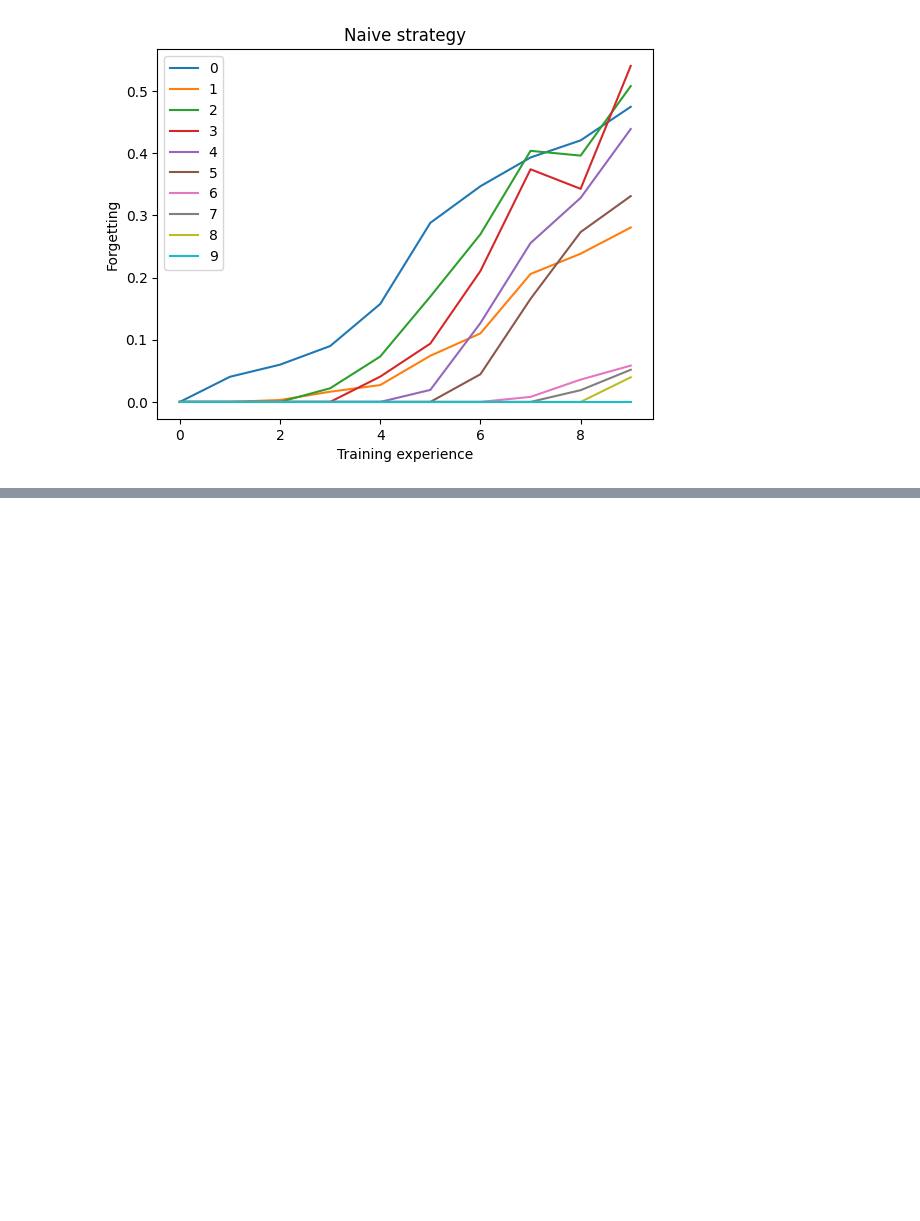
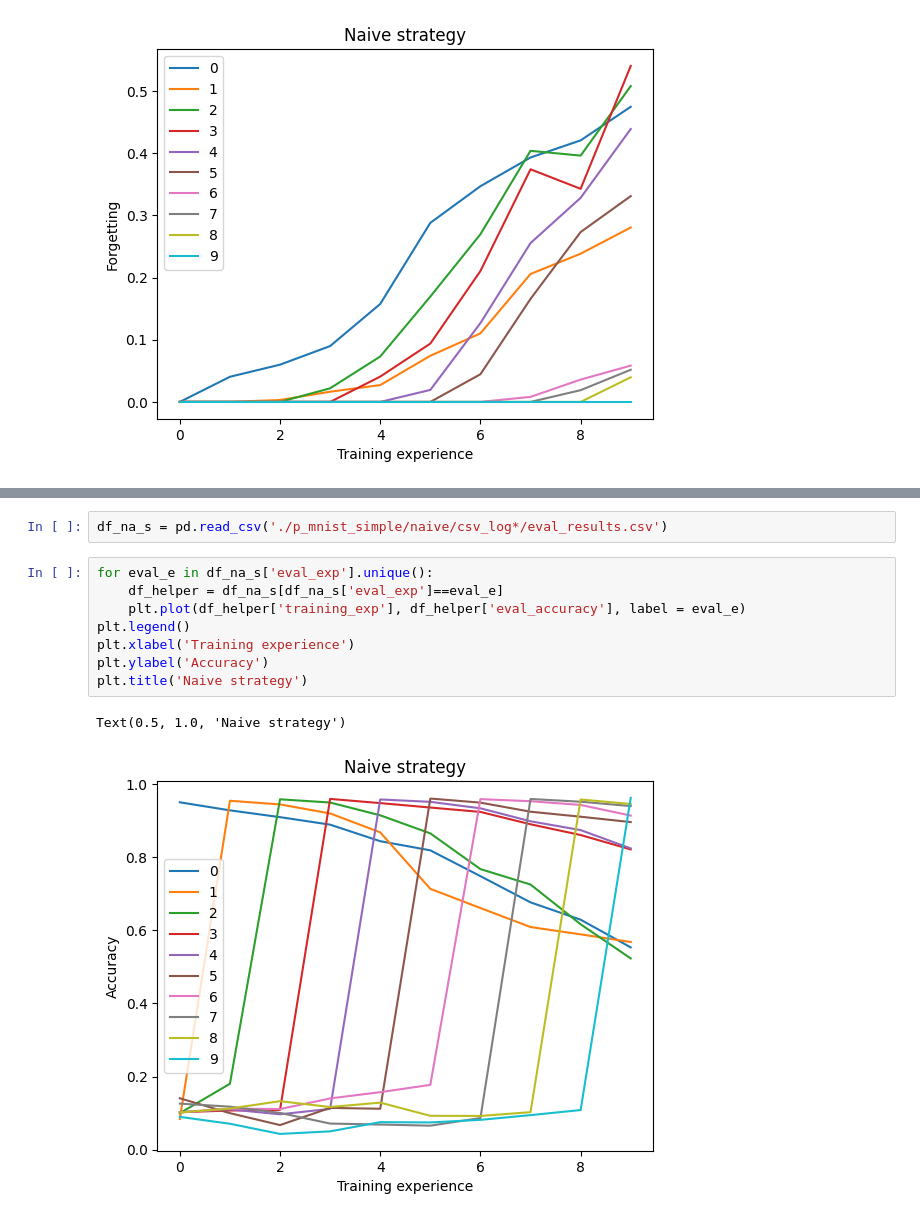
Before and after one commit to nikvogel/WeightAveragingCL, a Jupyter notebook: logs/PlotNotebook.ipynb, the cells around one changed output, grey strips where cells are left out. Saved outputs shown, nothing was run; the diff lists cells and outputs as text; blank space fills up the shorter version.

```diff
--- a/logs/PlotNotebook.ipynb
+++ b/logs/PlotNotebook.ipynb
@@ -90,0 +117,13 @@ Text(0.5, 1.0, 'Naive strategy')
+# %%
+df_na_s = pd.read_csv('./p_mnist_simple/naive/csv_log*/eval_results.csv')
+# %%
+for eval_e in df_na_s['eval_exp'].unique():
+    df_helper = df_na_s[df_na_s['eval_exp']==eval_e]
+    plt.plot(df_helper['training_exp'], df_helper['eval_accuracy'], label = eval_e)
+plt.legend()
+plt.xlabel('Training experience')
+plt.ylabel('Accuracy')
+plt.title('Naive strategy')
+# %% [output]
+Text(0.5, 1.0, 'Naive strategy')
+[figure, added]
```
Also changed, not shown: parts of 6 cells of this notebook, 6 other files.
